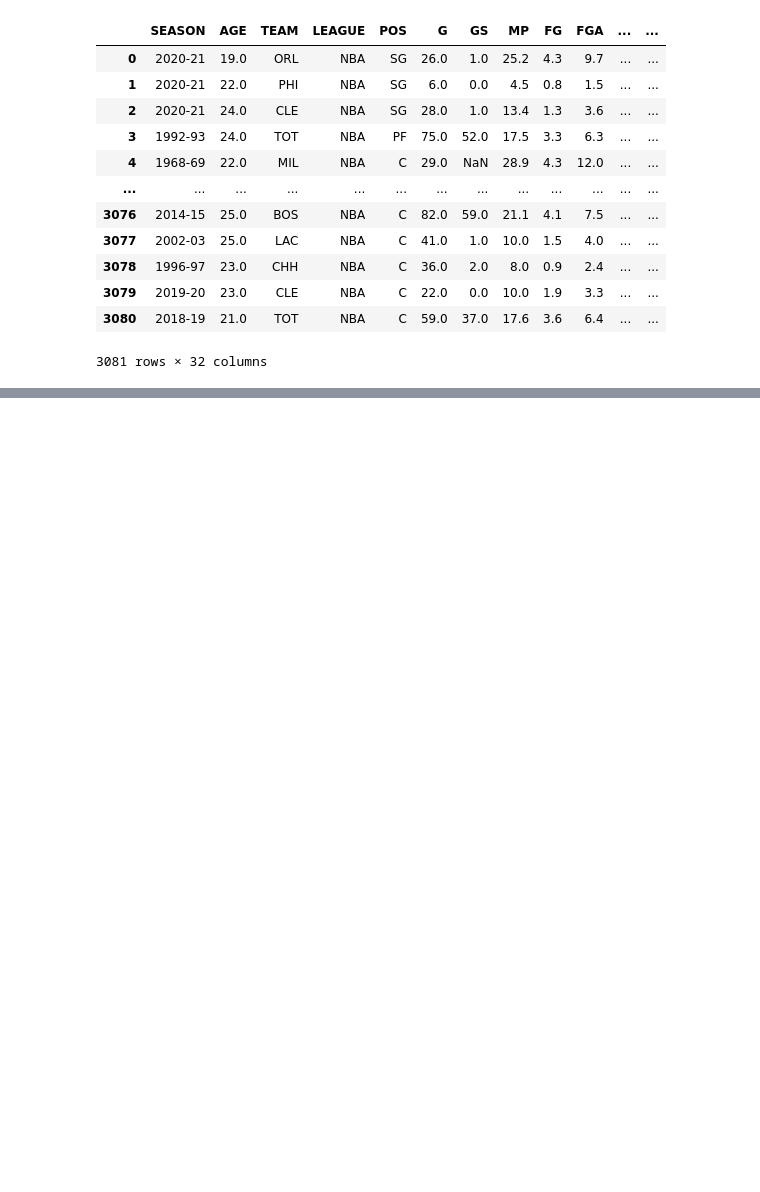
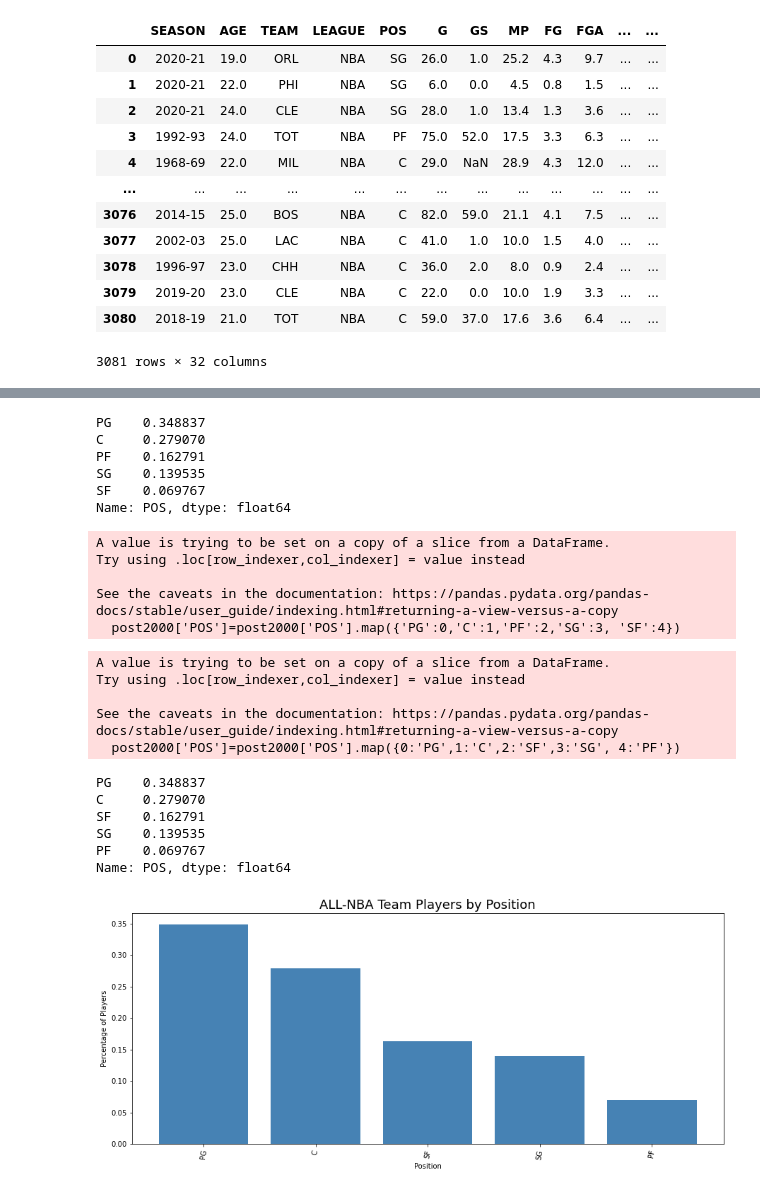
Before and after one commit to hs1692/All-NBA-Team-Analysis, a Jupyter notebook: EDA for slides.ipynb, the cells around one changed output, grey strips where cells are left out. Drawn from its saved outputs; the diff is of its cells as text; code cells hidden in the pictures; blank space fills up the shorter version.

```diff
--- a/EDA for slides.ipynb
+++ b/EDA for slides.ipynb
@@ -25,0 +143,3 @@ df
+# %%
+post2000= dfpositional[dfpositional['SEASON'].isin(seasons_)]
+post2000
@@ -25,0 +165,50 @@ df
+# %%
+post2000['POS'].value_counts(normalize=True)
+# %% [output]
+PG    0.348837
+C     0.279070
+PF    0.162791
+SG    0.139535
+SF    0.069767
+Name: POS, dtype: float64
+# %%
+post2000['POS']=post2000['POS'].map({'PG':0,'C':1,'PF':2,'SG':3, 'SF':4})
+# %% [output]
+A value is trying to be set on a copy of a slice from a DataFrame.
+Try using .loc[row_indexer,col_indexer] = value instead
+
+See the caveats in the documentation: https://pandas.pydata.org/pandas-docs/stable/user_guide/indexing.html#returning-a-view-versus-a-copy
+  post2000['POS']=post2000['POS'].map({'PG':0,'C':1,'PF':2,'SG':3, 'SF':4})
+# %%
+post2000['POS']=post2000['POS'].map({0:'PG',1:'C',2:'SF',3:'SG', 4:'PF'})
+# %% [output]
+A value is trying to be set on a copy of a slice from a DataFrame.
+Try using .loc[row_indexer,col_indexer] = value instead
+
+See the caveats in the documentation: https://pandas.pydata.org/pandas-docs/stable/user_guide/indexing.html#returning-a-view-versus-a-copy
+  post2000['POS']=post2000['POS'].map({0:'PG',1:'C',2:'SF',3:'SG', 4:'PF'})
+# %%
+post2000['POS'].value_counts(normalize=True)
+# %% [output]
+PG    0.348837
+C     0.279070
+SF    0.162791
+SG    0.139535
+PF    0.069767
+Name: POS, dtype: float64
+# %%
+counts = post2000['POS'].value_counts(normalize=True)
+
+colors=['steelblue']
+
+
+fig, ax = plt.subplots(figsize=(15, 6))
+
+plt.title('ALL-NBA Team Players by Position',fontsize=18)
+plt.xlabel('Position')
+plt.ylabel('Percentage of Players')
+
+ax.bar(x=counts.index, height=counts,color=colors)
+ax.set_xticklabels(labels=counts.index, rotation=80);
+# %% [output]
+[figure, added]
```
Also changed, not shown: parts of 17 cells of this notebook, 7 other files.
